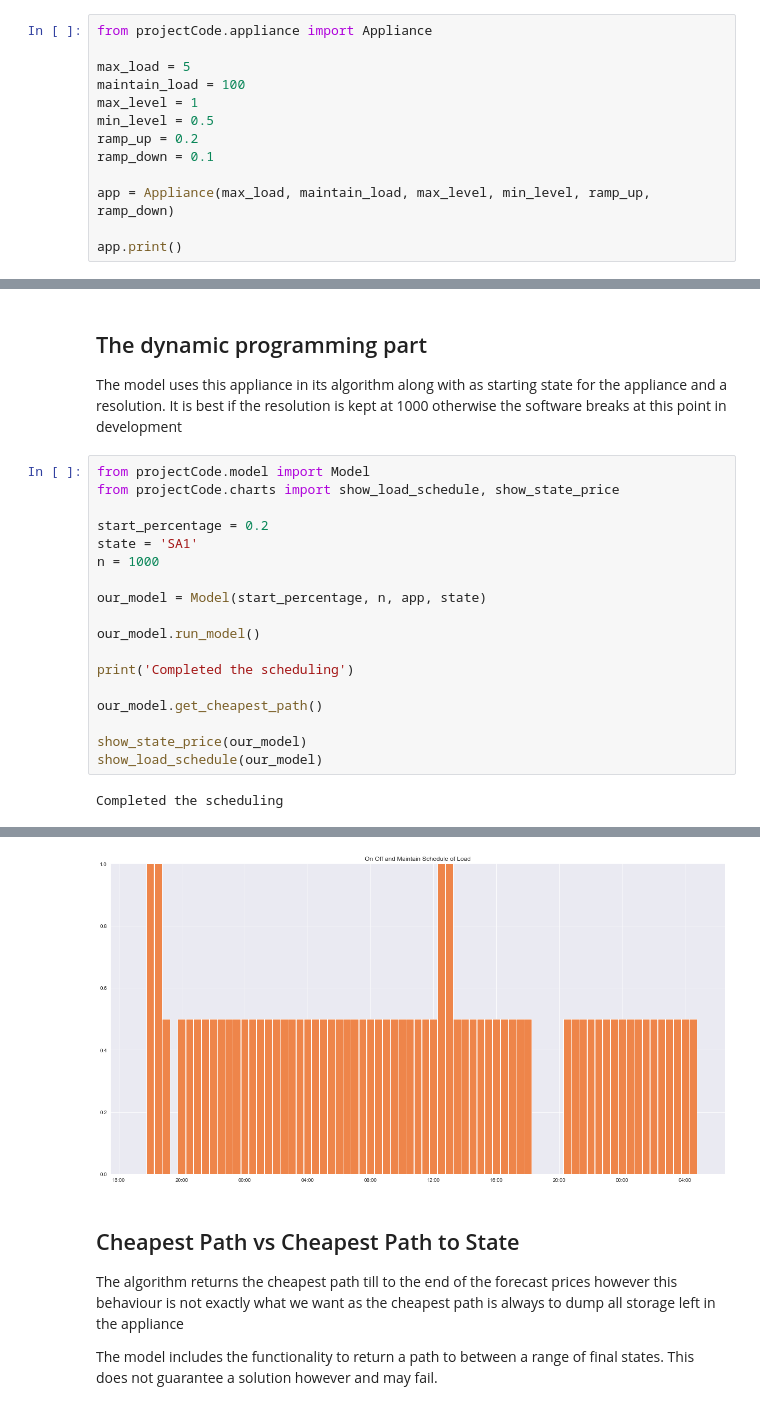
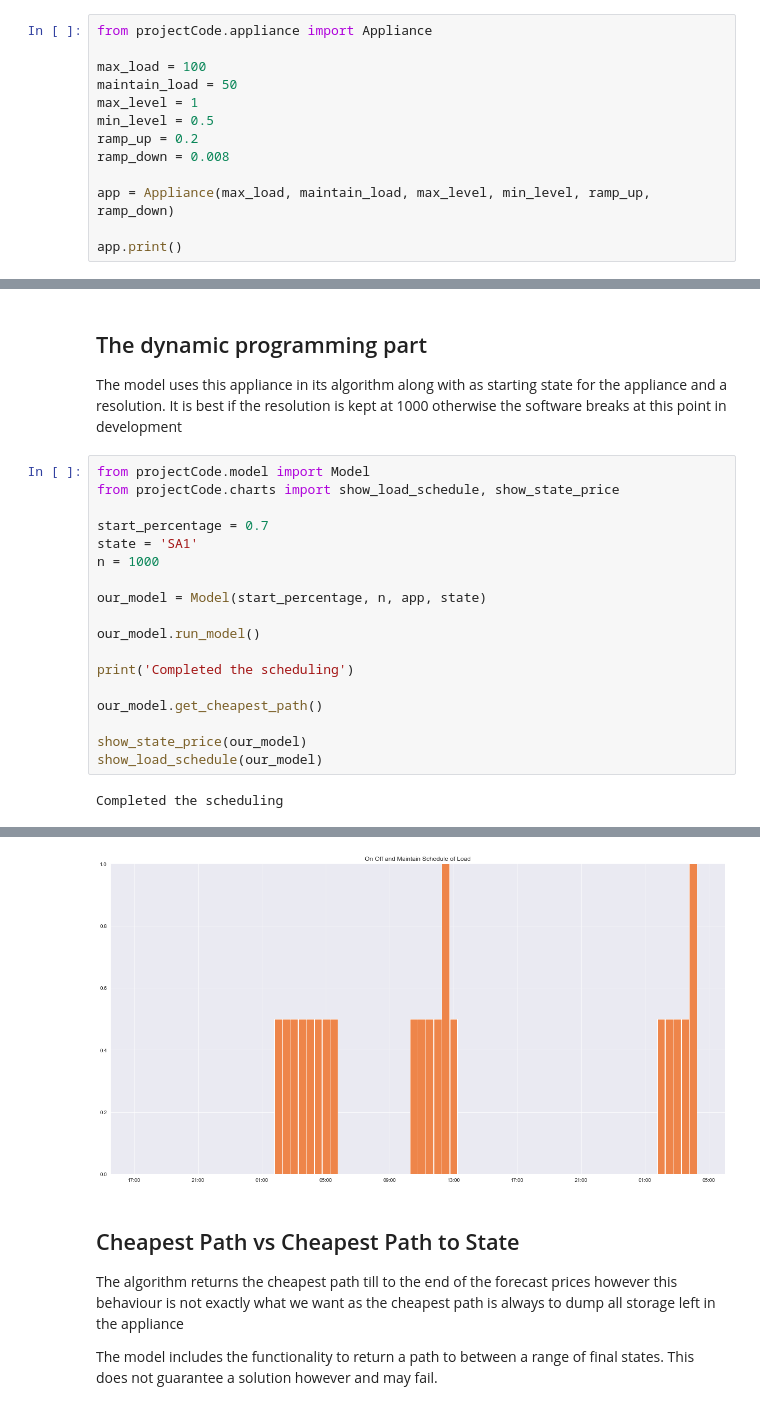
Before and after one commit to Cameron-Gan/ELEC9715_Project, a Jupyter notebook: finalNotebook.ipynb, the cells around one changed output, grey strips where cells are left out. Drawn from its saved outputs; the diff is of its cells as text.

```diff
--- a/finalNotebook.ipynb
+++ b/finalNotebook.ipynb
@@ -49,12 +49,12 @@ Changing any of these characteristics changes the scheduling of the appliance
 # %%
 from projectCode.appliance import Appliance
 
-max_load = 5
-maintain_load = 100
+max_load = 100
+maintain_load = 50
 max_level = 1
 min_level = 0.5
 ramp_up = 0.2
-ramp_down = 0.1
+ramp_down = 0.008
 
 app = Appliance(max_load, maintain_load, max_level, min_level, ramp_up, ramp_down)
 
@@ -76,7 +76,7 @@ kept at 1000 otherwise the software breaks at this point in development
 from projectCode.model import Model
 from projectCode.charts import show_load_schedule, show_state_price
 
-start_percentage = 0.2
+start_percentage = 0.7
 state = 'SA1'
 n = 1000
 
@@ -96,4 +96,4 @@ Completed the scheduling
-[figure, old version]
+[figure, new version]
 # %% [markdown]
 ## Cheapest Path vs Cheapest Path to State
 The algorithm returns the cheapest path till to the end of the forecast prices however this
```
Also changed, not shown: parts of 3 cells of this notebook.
